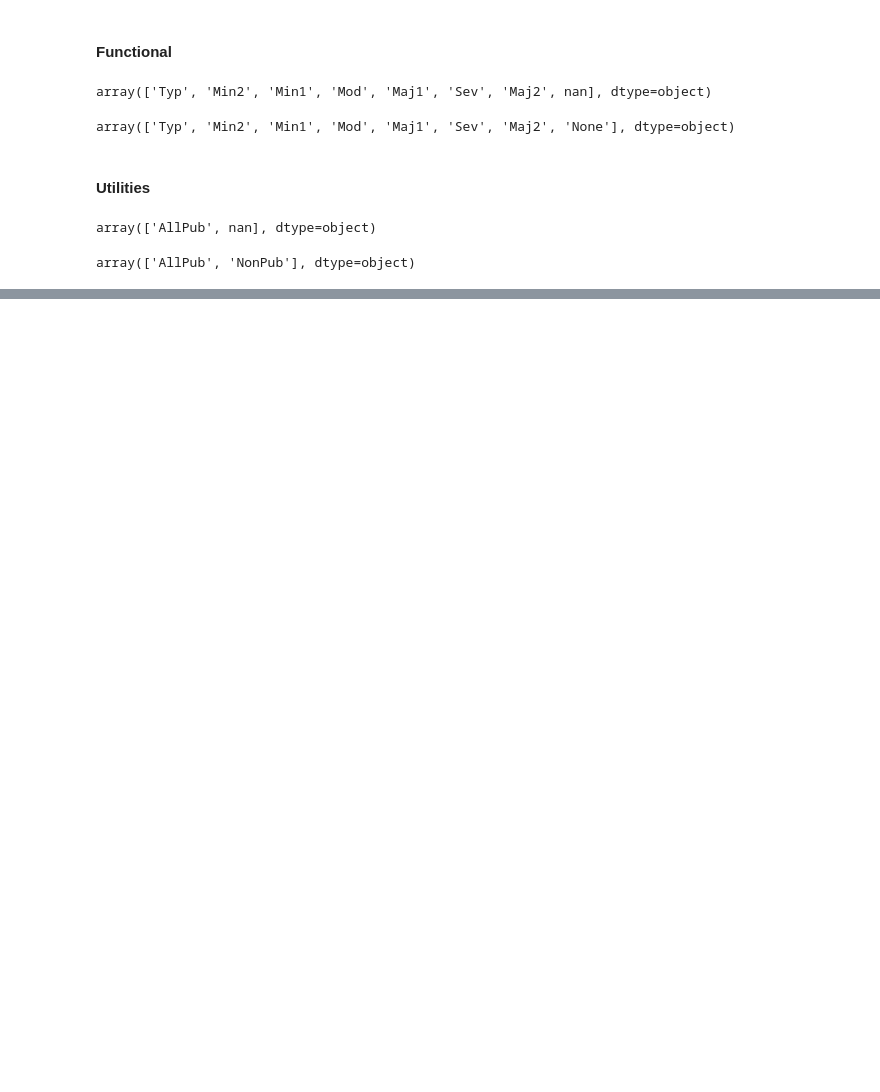
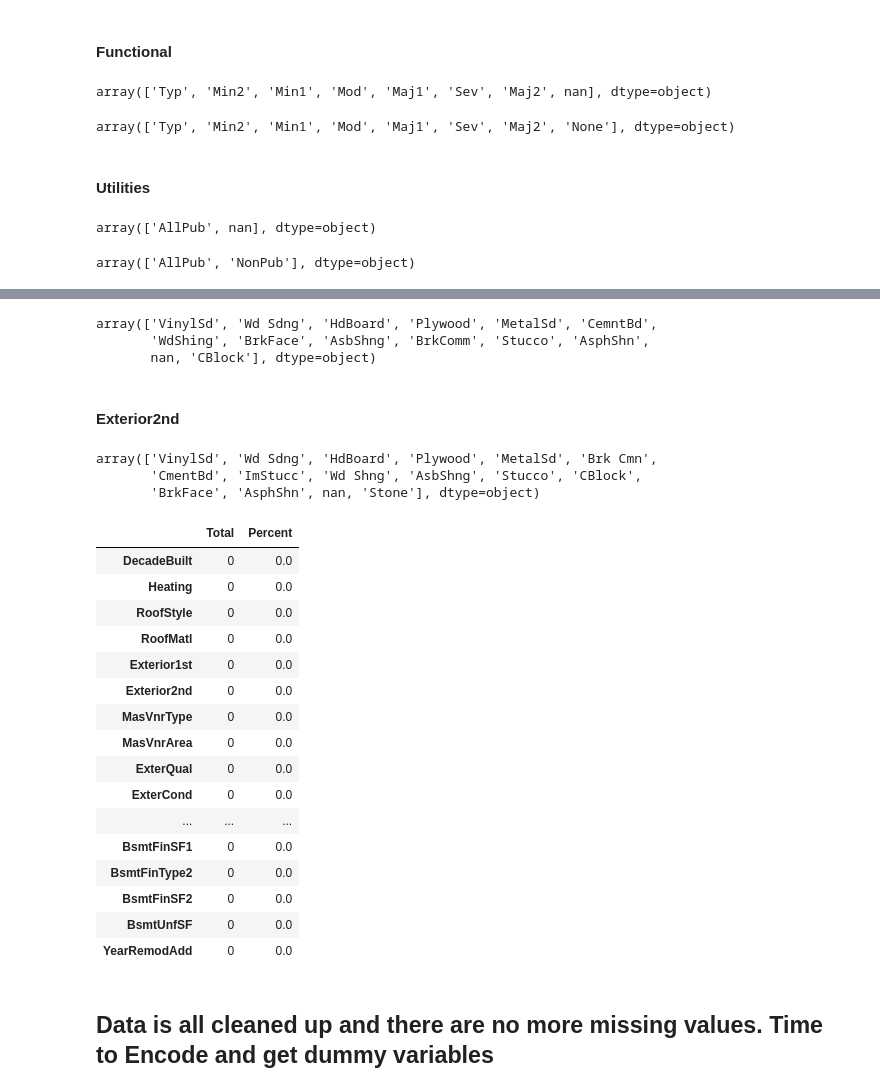
Before and after one commit to Andrew-Carl/House-Prices-Advanced-Regression-Techniques, a Jupyter notebook: Cleaning Test Data.ipynb, the cells around one changed output, grey strips where cells are left out. Drawn from its saved outputs; the diff is of its cells as text; code cells hidden in the pictures; blank space fills up the shorter version.

Commit message:
cleaned missing values.

```diff
--- a/Cleaning Test Data.ipynb
+++ b/Cleaning Test Data.ipynb
@@ -211,0 +472,4 @@ array(['AllPub', 'NonPub'], dtype=object)
+# %%
+df['GarageArea'].fillna('0', inplace=True)
+# %%
+df['GarageArea'] = df['GarageArea'].astype('int', inplace=True)
@@ -211,0 +478,44 @@ array(['AllPub', 'NonPub'], dtype=object)
+# %%
+df['Exterior1st'].unique()
+# %% [output]
+array(['VinylSd', 'Wd Sdng', 'HdBoard', 'Plywood', 'MetalSd', 'CemntBd',
+       'WdShing', 'BrkFace', 'AsbShng', 'BrkComm', 'Stucco', 'AsphShn',
+       nan, 'CBlock'], dtype=object)
+# %%
+df['Exterior1st'].fillna('Unknown', inplace=True)
+# %% [markdown]
+#### Exterior2nd
+# %%
+df['Exterior2nd'].unique()
+# %% [output]
+array(['VinylSd', 'Wd Sdng', 'HdBoard', 'Plywood', 'MetalSd', 'Brk Cmn',
+       'CmentBd', 'ImStucc', 'Wd Shng', 'AsbShng', 'Stucco', 'CBlock',
+       'BrkFace', 'AsphShn', nan, 'Stone'], dtype=object)
+# %%
+df['Exterior2nd'].fillna('Exterior2nd', inplace=True)
+# %%
+# Check to make sure there are no missing values left.
+total = df.isnull().sum().sort_values(ascending=False)
+percent = (df.isnull().sum()/df.isnull().count()).sort_values(ascending=False)
+missing_data = pd.concat([total, percent], axis=1, keys=['Total', 'Percent'])
+missing_data.head(20)
+# %% [output]
+|  | Total | Percent |
+| DecadeBuilt | 0 | 0.0 |
+| Heating | 0 | 0.0 |
+| RoofStyle | 0 | 0.0 |
+| RoofMatl | 0 | 0.0 |
+| Exterior1st | 0 | 0.0 |
+| Exterior2nd | 0 | 0.0 |
+| MasVnrType | 0 | 0.0 |
+| MasVnrArea | 0 | 0.0 |
+| ExterQual | 0 | 0.0 |
+| ExterCond | 0 | 0.0 |
+| ... | ... | ... |
+| BsmtFinSF1 | 0 | 0.0 |
+| BsmtFinType2 | 0 | 0.0 |
+| BsmtFinSF2 | 0 | 0.0 |
+| BsmtUnfSF | 0 | 0.0 |
+| YearRemodAdd | 0 | 0.0 |
+# %% [markdown]
+## Data is all cleaned up and there are no more missing values. Time to Encode and get dummy variables
```
Also changed, not shown: parts of 44 cells of this notebook.
